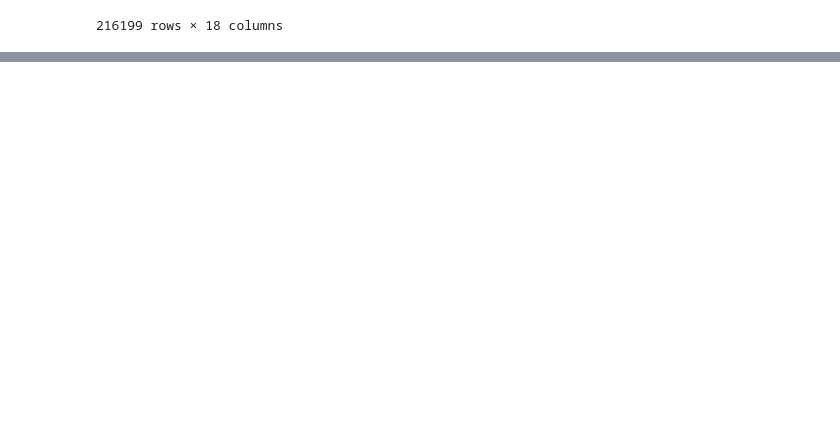
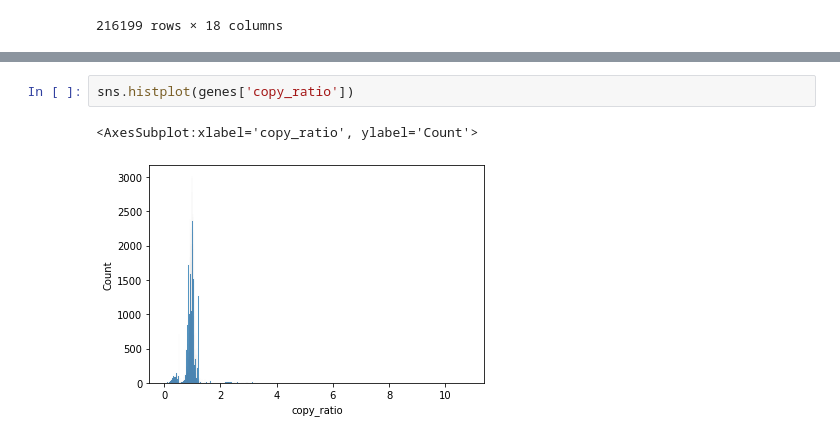
Before and after one commit to OlgaGaGaga/VivanChallenge, a Jupyter notebook: LookOnData.ipynb, the cells around one changed output, grey strips where cells are left out. Drawn from its saved outputs; the diff is of its cells as text; blank space fills up the shorter version.

```diff
--- a/LookOnData.ipynb
+++ b/LookOnData.ipynb
@@ -183,0 +199,5 @@ genes
+# %%
+sns.histplot(genes['copy_ratio'])
+# %% [output]
+<AxesSubplot:xlabel='copy_ratio', ylabel='Count'>
+[figure, added]
```
Also changed, not shown: parts of 12 cells of this notebook, 1 other file.
